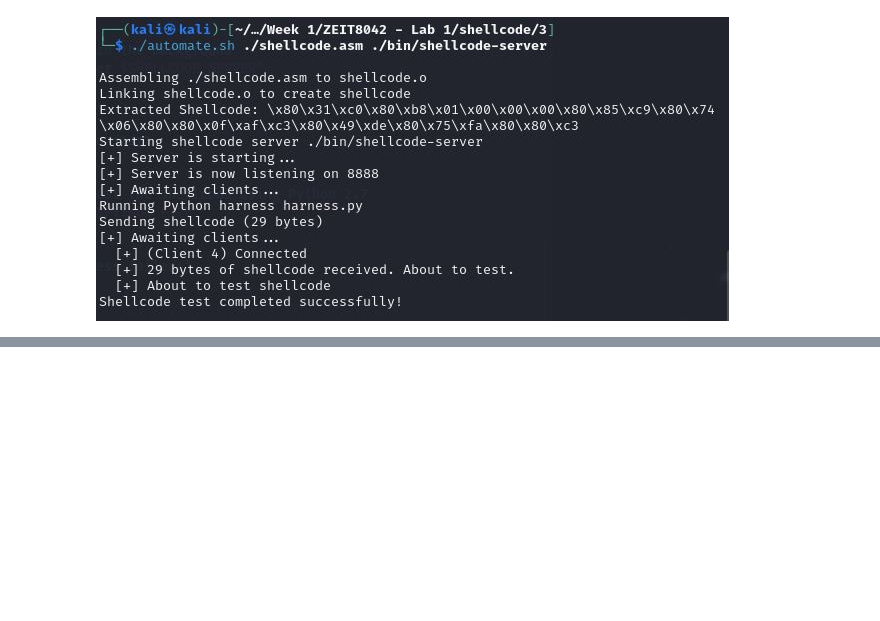
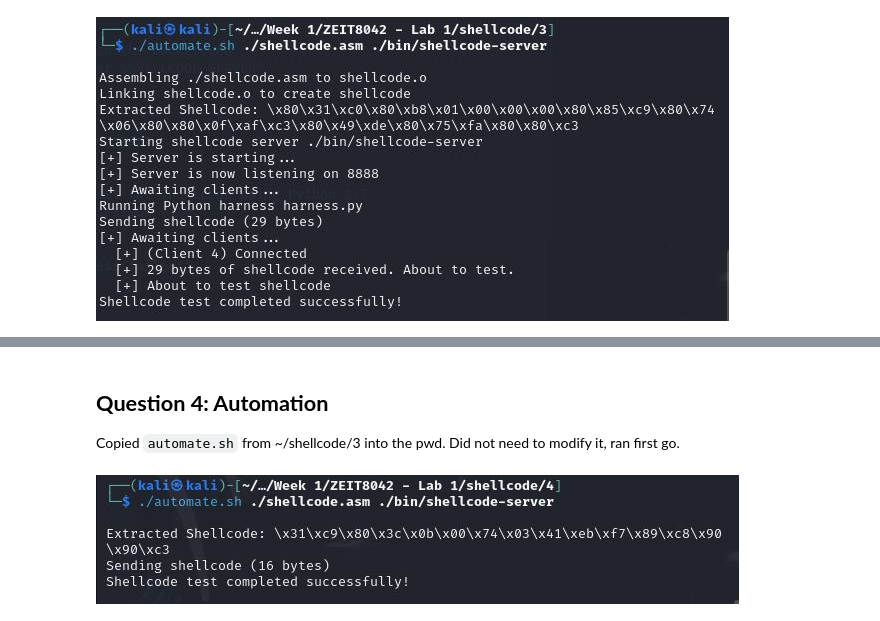
Before and after one commit to JohnDraper0/ZEIT8042, a Jupyter notebook: ZEIT8042Lab1.ipynb, the cells around one changed output, grey strips where cells are left out. Cells and saved outputs as stored; diff of their text form; code cells hidden in the pictures; blank space fills up the shorter version.

```diff
--- a/ZEIT8042Lab1.ipynb
+++ b/ZEIT8042Lab1.ipynb
@@ -575,0 +792,7 @@ https://github.com/blackTieV2/ZEIT8042/blob/main/Q3Automate.sh
+# %% [markdown]
+## **Question 4: Automation**
+Copied `automate.sh` from ~/shellcode/3 into the pwd. Did not need to modify it, ran first go.
+# %%
+Image('/content/drive/MyDrive/ZEIT8042/Screenshots/Lab1-Q1-SC14.JPG')
+# %% [output]
+[figure, added]
```
Also changed, not shown: parts of 21 cells of this notebook.
